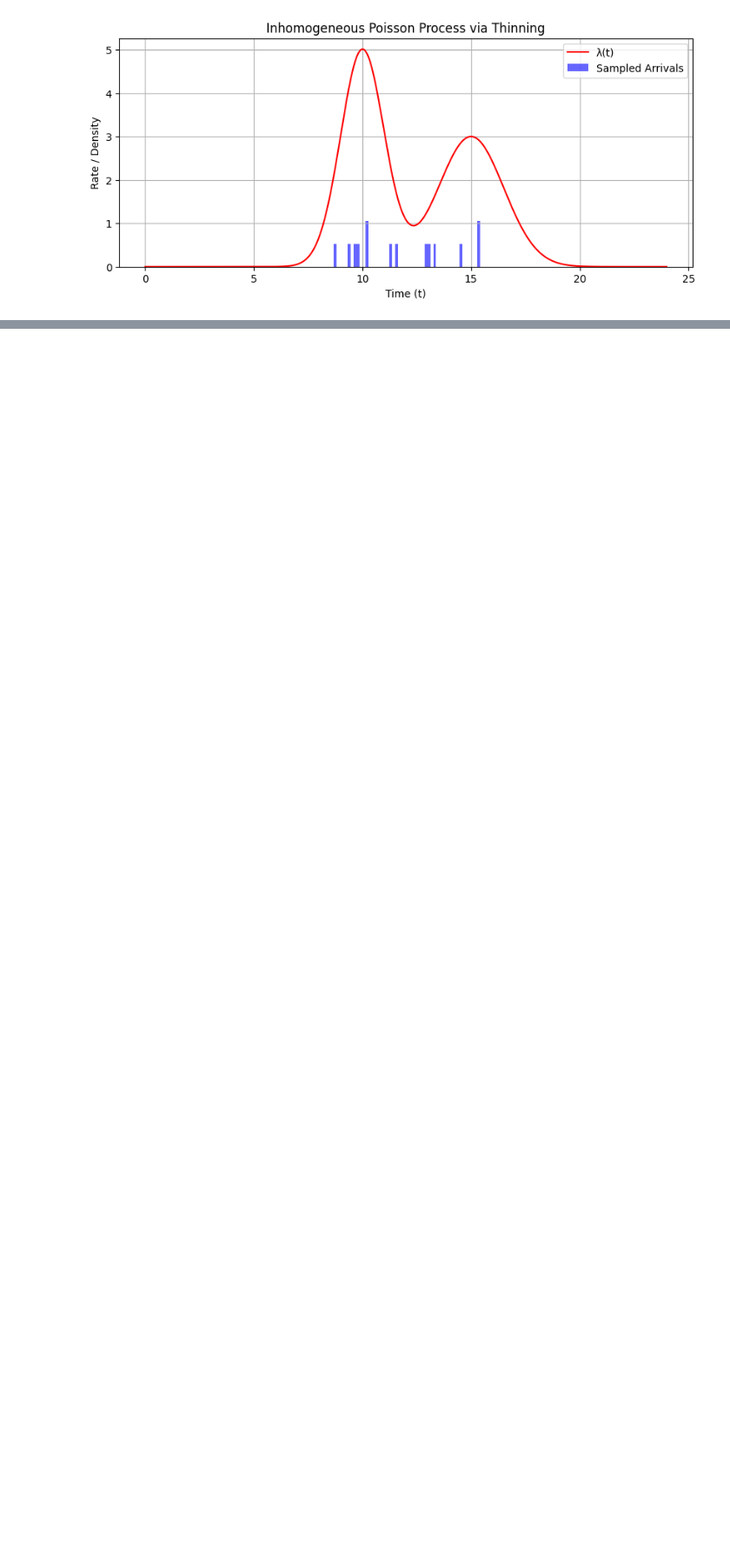
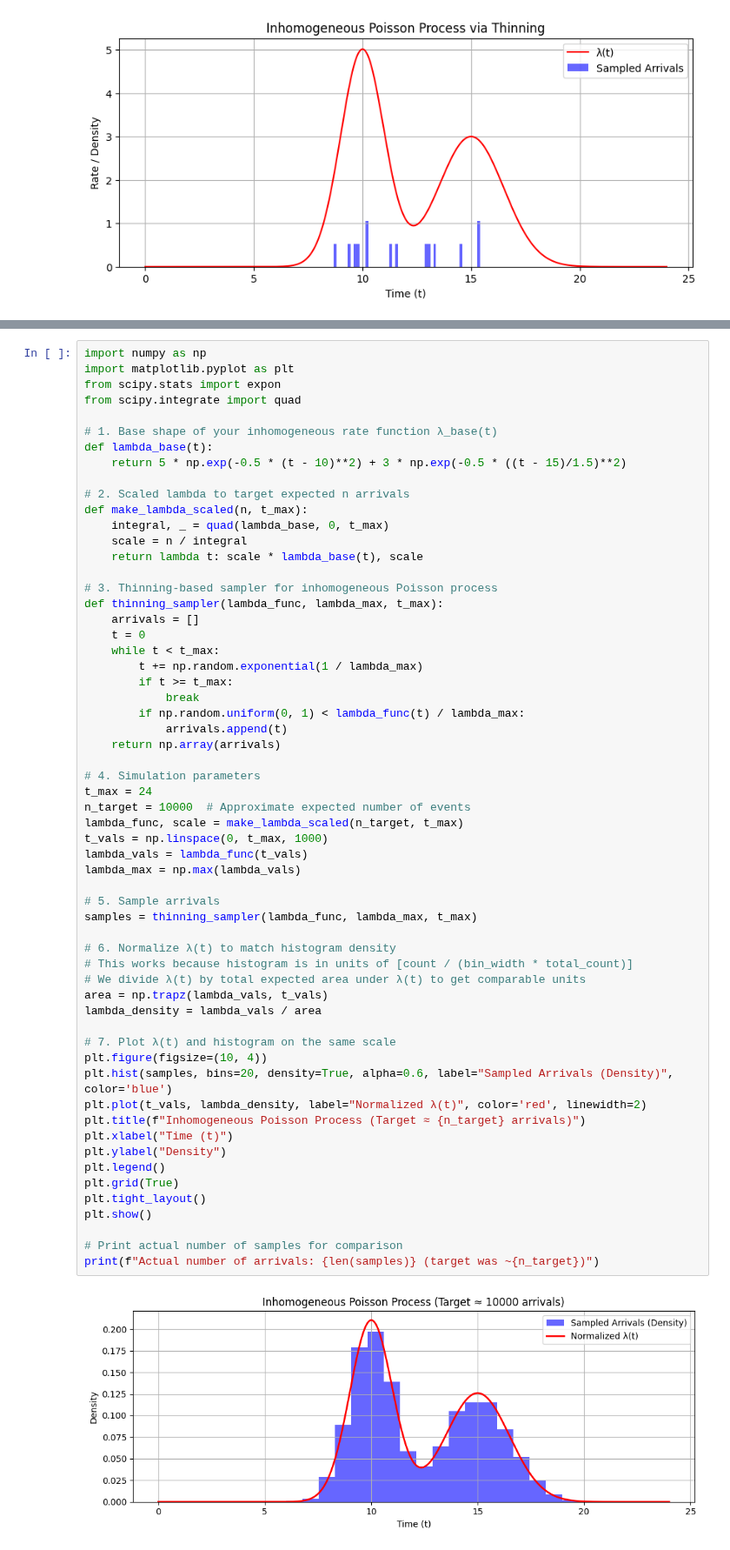
Before and after one commit to AntonJorg/stochastic_simulation, a Jupyter notebook: project2/thinning.ipynb, the cells around one changed output, grey strips where cells are left out. Shown at 87% size. Cells and saved outputs as stored; diff of their text form; blank space fills up the shorter version.

```diff
--- a/project2/thinning.ipynb
+++ b/project2/thinning.ipynb
@@ -63,0 +52,61 @@ plt.show()
+# %%
+import numpy as np
+import matplotlib.pyplot as plt
+from scipy.stats import expon
+from scipy.integrate import quad
+
+# 1. Base shape of your inhomogeneous rate function λ_base(t)
+def lambda_base(t):
+    return 5 * np.exp(-0.5 * (t - 10)**2) + 3 * np.exp(-0.5 * ((t - 15)/1.5)**2)
+
+# 2. Scaled lambda to target expected n arrivals
+def make_lambda_scaled(n, t_max):
+    integral, _ = quad(lambda_base, 0, t_max)
+    scale = n / integral
+    return lambda t: scale * lambda_base(t), scale
+
+# 3. Thinning-based sampler for inhomogeneous Poisson process
+def thinning_sampler(lambda_func, lambda_max, t_max):
+    arrivals = []
+    t = 0
+    while t < t_max:
+        t += np.random.exponential(1 / lambda_max)
+        if t >= t_max:
+            break
+        if np.random.uniform(0, 1) < lambda_func(t) / lambda_max:
+            arrivals.append(t)
+    return np.array(arrivals)
+
+# 4. Simulation parameters
+t_max = 24
+n_target = 10000  # Approximate expected number of events
+lambda_func, scale = make_lambda_scaled(n_target, t_max)
+t_vals = np.linspace(0, t_max, 1000)
+lambda_vals = lambda_func(t_vals)
+lambda_max = np.max(lambda_vals)
+
+# 5. Sample arrivals
+samples = thinning_sampler(lambda_func, lambda_max, t_max)
+
+# 6. Normalize λ(t) to match histogram density
+# This works because histogram is in units of [count / (bin_width * total_count)]
+# We divide λ(t) by total expected area under λ(t) to get comparable units
+area = np.trapz(lambda_vals, t_vals)
+lambda_density = lambda_vals / area
+
+# 7. Plot λ(t) and histogram on the same scale
+plt.figure(figsize=(10, 4))
+plt.hist(samples, bins=20, density=True, alpha=0.6, label="Sampled Arrivals (Density)", color='blue')
+plt.plot(t_vals, lambda_density, label="Normalized λ(t)", color='red', linewidth=2)
+plt.title(f"Inhomogeneous Poisson Process (Target ≈ {n_target} arrivals)")
+plt.xlabel("Time (t)")
+plt.ylabel("Density")
+plt.legend()
+plt.grid(True)
+plt.tight_layout()
+plt.show()
+
+# Print actual number of samples for comparison
+print(f"Actual number of arrivals: {len(samples)} (target was ~{n_target})")
+# %% [output]
+[figure, added]
```
Also changed, not shown: parts of 4 cells of this notebook.
